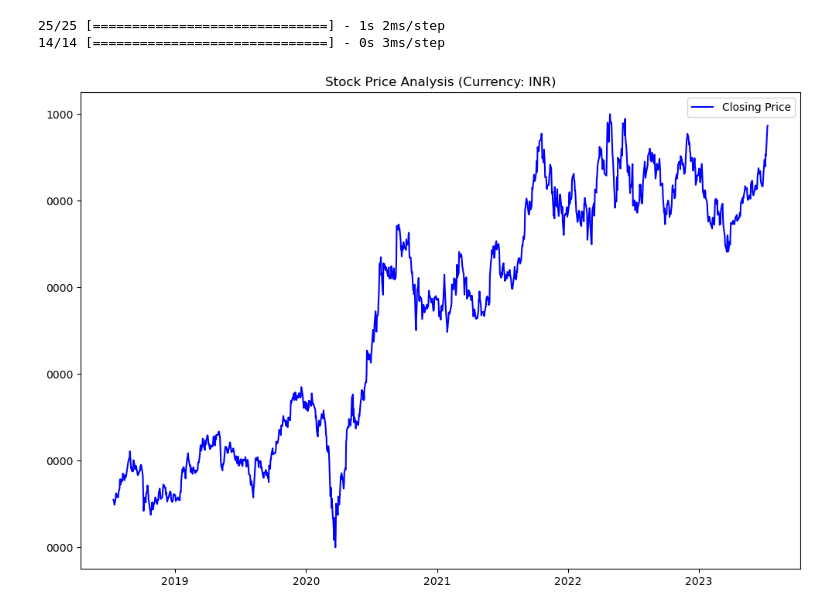
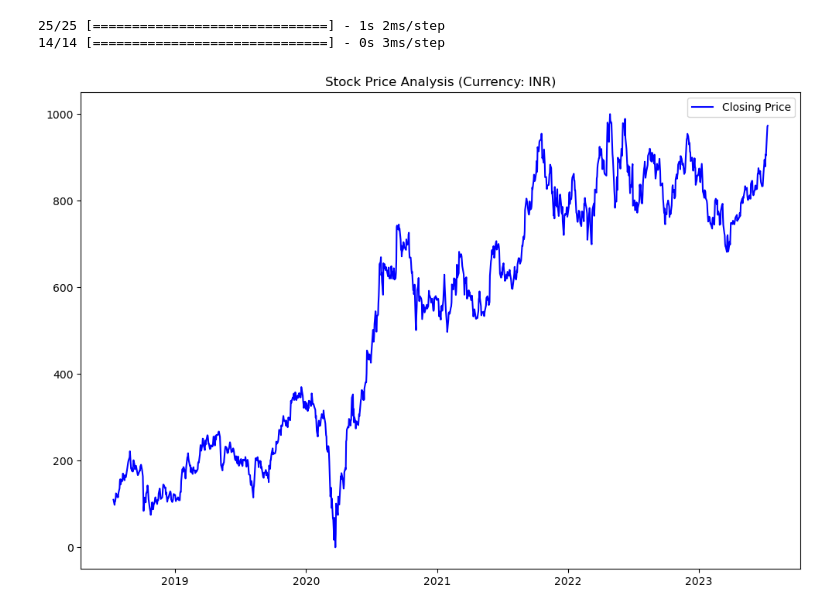
Before and after one commit to Arin2021/Stock_Price_Prediction, a Jupyter notebook: LSTM_Stock_Price_Prediction.ipynb, the cells around one changed output. Drawn from its saved outputs; the diff is of its cells as text; code cells hidden in the pictures.

```diff
--- a/LSTM_Stock_Price_Prediction.ipynb
+++ b/LSTM_Stock_Price_Prediction.ipynb
@@ -103,14 +103,14 @@ test_rmse = np.sqrt(mean_squared_error(y_test[0], test_predict[:, 0]))
 # %%
 # Plotting the results
 plt.figure(figsize=(12, 8))
 plt.title('Stock Price Analysis (Currency: INR)')
 
 plt.plot(df['Date'], df['Close'], color='blue', label='Closing Price')
 def format_y_ticks(x, pos):
-    thousands = int(x)
-    return f"{thousands}000"
+    price = int(x*1000)
+    return f"{price}"
 plt.gca().yaxis.set_major_formatter(FuncFormatter(format_y_ticks))
 plt.legend()
 plt.show()
 # %% [output]
-[figure, old version]
+[figure, new version]
```
